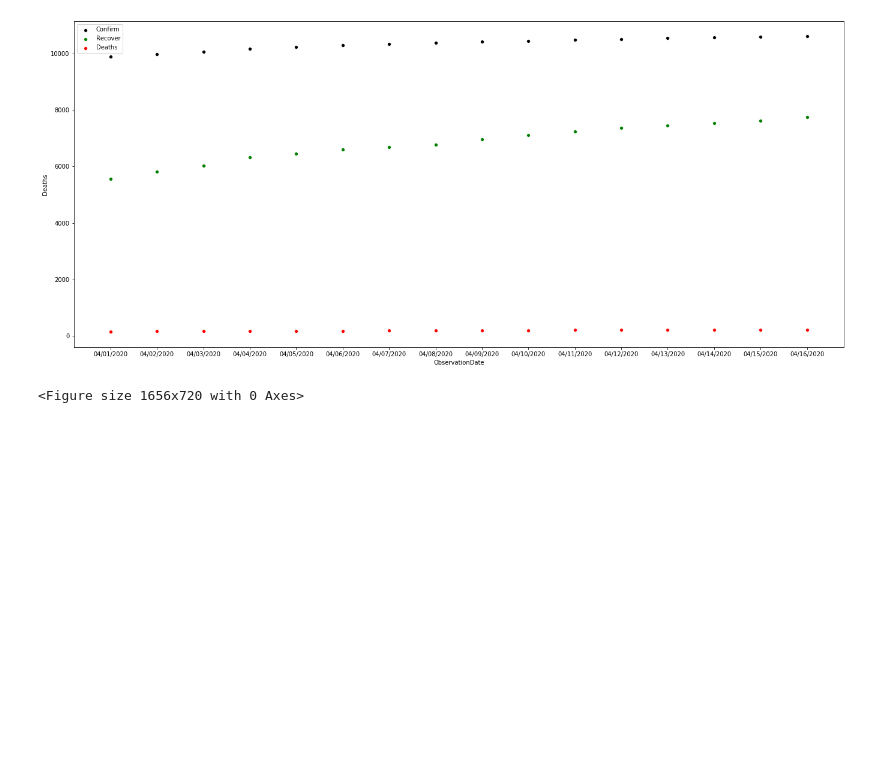
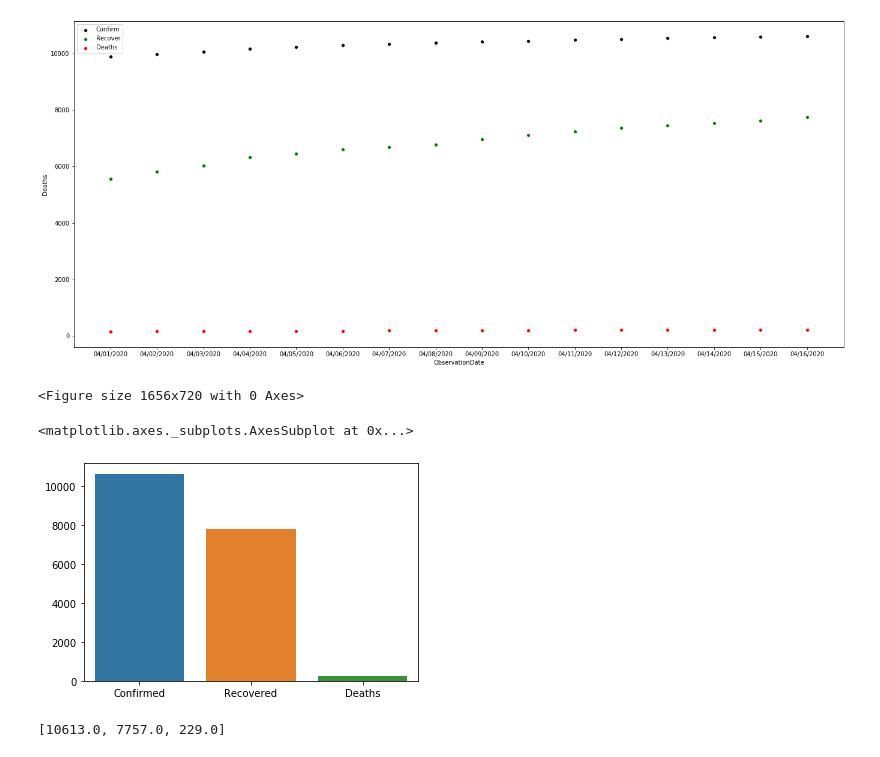
Before and after one commit to mohripan/Feature-Engineering-COVID-19, a Jupyter notebook: covid19_feature_engineering.ipynb, the cells around one changed output. Saved outputs shown, nothing was run; the diff lists cells and outputs as text; code cells hidden in the pictures; blank space fills up the shorter version.

```diff
--- a/covid19_feature_engineering.ipynb
+++ b/covid19_feature_engineering.ipynb
@@ -574,10 +590,17 @@ ax = sns.scatterplot(x='ObservationDate', y='Deaths', data=time_confirm, color='
 [figure]
 # %%
 plt.figure(figsize=(23,10))
-datas = [time_confirm['Confirmed'].sum(), time_confirm['Recovered'].sum(), time_confirm['Deaths'].sum()]
+datas = [time_confirm['Confirmed'].max(), time_confirm['Recovered'].max(), time_confirm['Deaths'].max()]
 datas
 label = ['Confirmed','Recovered','Deaths']
 # %% [output]
 <Figure size 1656x720 with 0 Axes>
 # %%
-sns.barplot(x=label,)
+sns.barplot(x=label,y=datas)
+# %% [output]
+<matplotlib.axes._subplots.AxesSubplot at 0x...>
+[figure, added]
+# %%
+datas
+# %% [output]
+[10613.0, 7757.0, 229.0]
```
Also changed, not shown: parts of 2 cells of this notebook, 12 other files.
